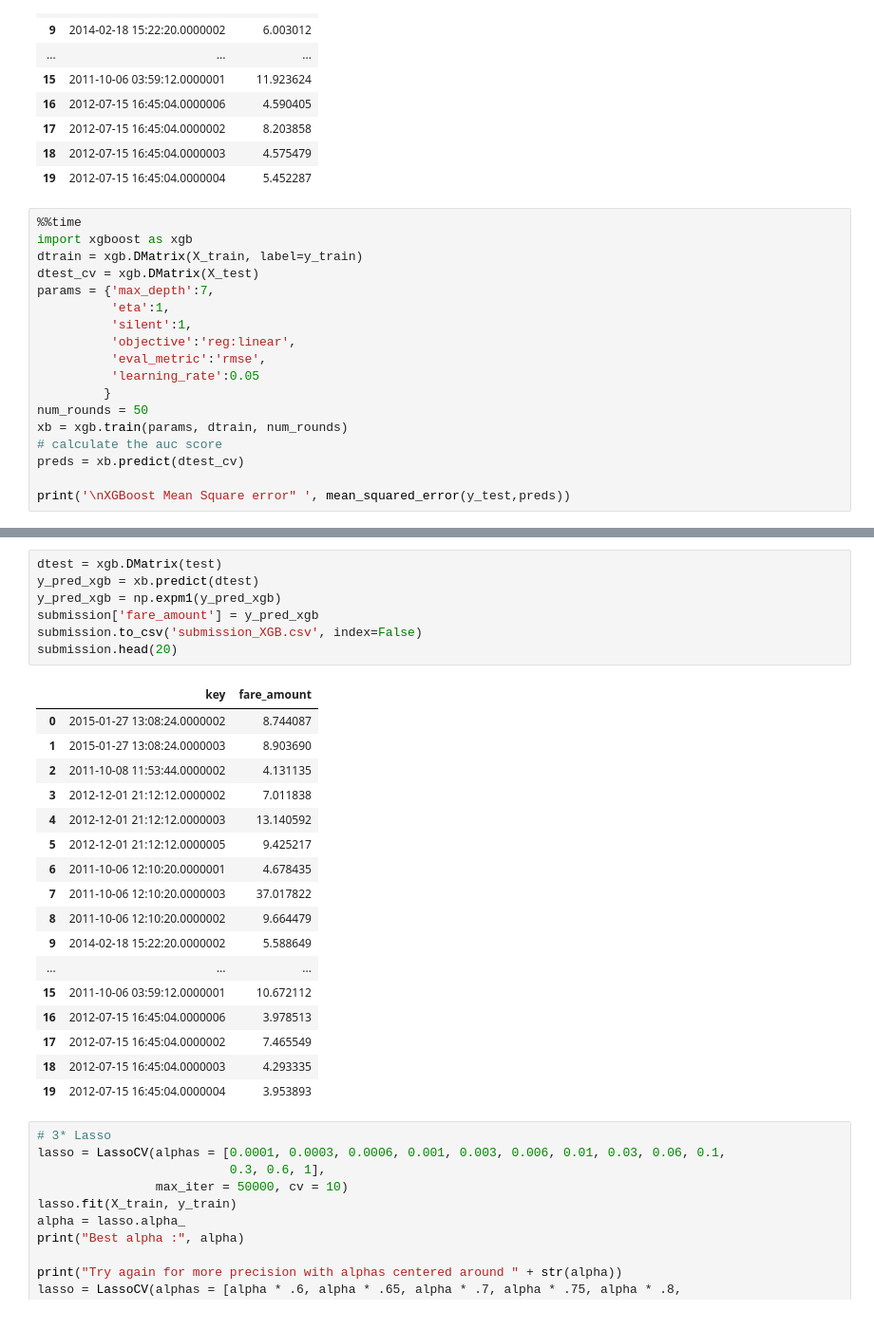
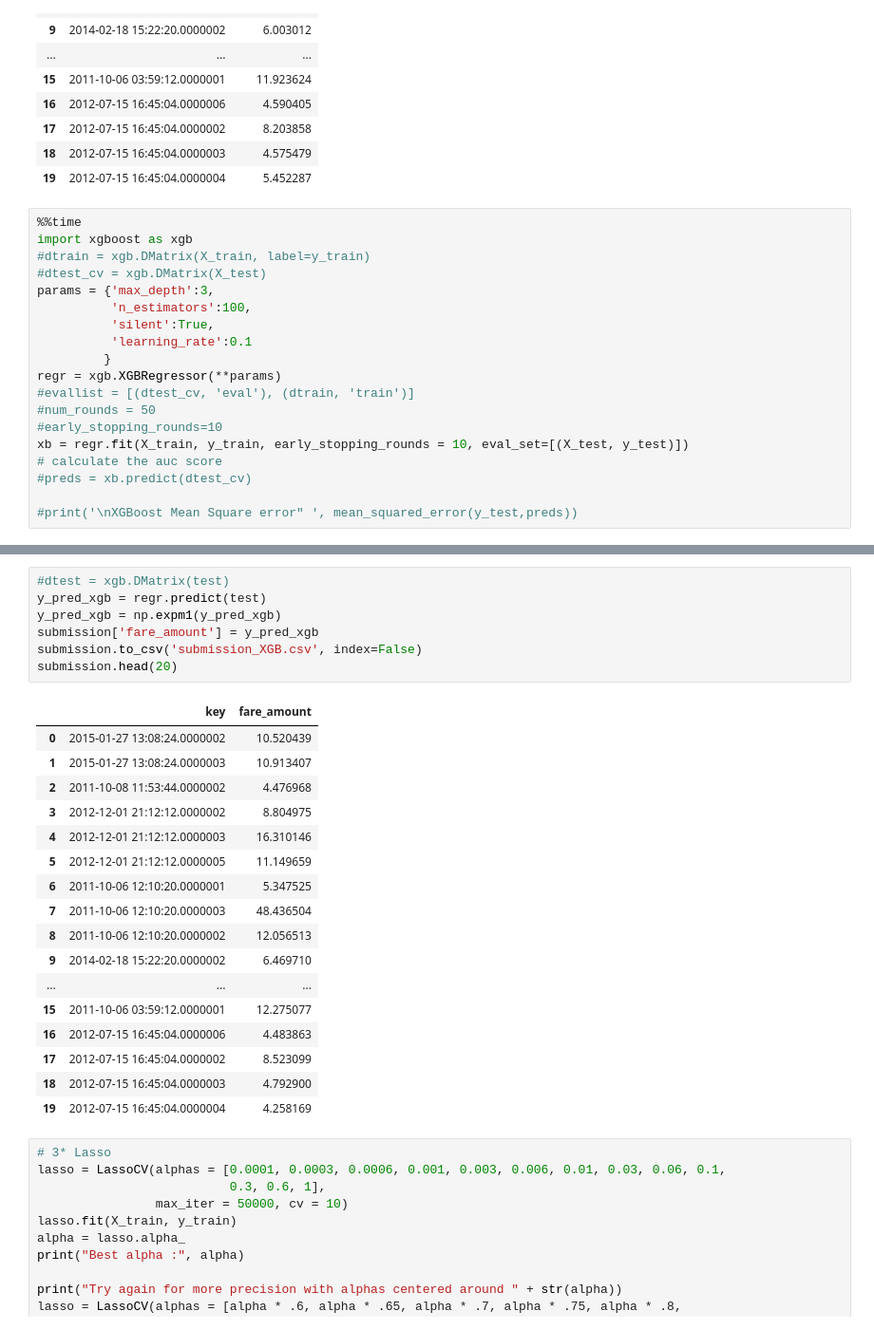
Before and after one commit to rohitkum28/new-york-taxi-fare-prediction-kaggle-, a Jupyter notebook: ny_taxi_fare.ipynb, the cells around one changed output, grey strips where cells are left out. Shown: that part at 95% size. Cells and saved outputs as stored; diff of their text form.

Commit message:
Changes after code refactoring of XGBoost

```diff
--- a/ny_taxi_fare.ipynb
+++ b/ny_taxi_fare.ipynb
@@ -403,19 +403,20 @@ submission.head(20)
 # %%
 %%time
 import xgboost as xgb
-dtrain = xgb.DMatrix(X_train, label=y_train)
-dtest_cv = xgb.DMatrix(X_test)
-params = {'max_depth':7,
-          'eta':1,
-          'silent':1,
-          'objective':'reg:linear',
-          'eval_metric':'rmse',
-          'learning_rate':0.05
+#dtrain = xgb.DMatrix(X_train, label=y_train)
+#dtest_cv = xgb.DMatrix(X_test)
+params = {'max_depth':3,
+          'n_estimators':100,
+          'silent':True,
+          'learning_rate':0.1
          }
-num_rounds = 50
-xb = xgb.train(params, dtrain, num_rounds)
+regr = xgb.XGBRegressor(**params)
+#evallist = [(dtest_cv, 'eval'), (dtrain, 'train')]
+#num_rounds = 50
+#early_stopping_rounds=10
+xb = regr.fit(X_train, y_train, early_stopping_rounds = 10, eval_set=[(X_test, y_test)])
 # calculate the auc score
-preds = xb.predict(dtest_cv)
+#preds = xb.predict(dtest_cv)
 
-print('\nXGBoost Mean Square error" ', mean_squared_error(y_test,preds))
+#print('\nXGBoost Mean Square error" ', mean_squared_error(y_test,preds))
 # %% [output]
@@ -424,28 +440,28 @@ Wall time: 19.8 s
 # %%
-dtest = xgb.DMatrix(test)
-y_pred_xgb = xb.predict(dtest)
+#dtest = xgb.DMatrix(test)
+y_pred_xgb = regr.predict(test)
 y_pred_xgb = np.expm1(y_pred_xgb)
 submission['fare_amount'] = y_pred_xgb
 submission.to_csv('submission_XGB.csv', index=False)
 submission.head(20)
 # %% [output]
 |  | key | fare_amount |
-| 0 | 2015-01-27 13:08:24.0000002 | 8.744087 |
-| 1 | 2015-01-27 13:08:24.0000003 | 8.903690 |
-| 2 | 2011-10-08 11:53:44.0000002 | 4.131135 |
-| 3 | 2012-12-01 21:12:12.0000002 | 7.011838 |
-| 4 | 2012-12-01 21:12:12.0000003 | 13.140592 |
-| 5 | 2012-12-01 21:12:12.0000005 | 9.425217 |
-| 6 | 2011-10-06 12:10:20.0000001 | 4.678435 |
-| 7 | 2011-10-06 12:10:20.0000003 | 37.017822 |
-| 8 | 2011-10-06 12:10:20.0000002 | 9.664479 |
-| 9 | 2014-02-18 15:22:20.0000002 | 5.588649 |
+| 0 | 2015-01-27 13:08:24.0000002 | 10.520439 |
+| 1 | 2015-01-27 13:08:24.0000003 | 10.913407 |
+| 2 | 2011-10-08 11:53:44.0000002 | 4.476968 |
+| 3 | 2012-12-01 21:12:12.0000002 | 8.804975 |
+| 4 | 2012-12-01 21:12:12.0000003 | 16.310146 |
+| 5 | 2012-12-01 21:12:12.0000005 | 11.149659 |
+| 6 | 2011-10-06 12:10:20.0000001 | 5.347525 |
+| 7 | 2011-10-06 12:10:20.0000003 | 48.436504 |
+| 8 | 2011-10-06 12:10:20.0000002 | 12.056513 |
+| 9 | 2014-02-18 15:22:20.0000002 | 6.469710 |
 | ... | ... | ... |
-| 15 | 2011-10-06 03:59:12.0000001 | 10.672112 |
-| 16 | 2012-07-15 16:45:04.0000006 | 3.978513 |
-| 17 | 2012-07-15 16:45:04.0000002 | 7.465549 |
-| 18 | 2012-07-15 16:45:04.0000003 | 4.293335 |
-| 19 | 2012-07-15 16:45:04.0000004 | 3.953893 |
+| 15 | 2011-10-06 03:59:12.0000001 | 12.275077 |
+| 16 | 2012-07-15 16:45:04.0000006 | 4.483863 |
+| 17 | 2012-07-15 16:45:04.0000002 | 8.523099 |
+| 18 | 2012-07-15 16:45:04.0000003 | 4.792900 |
+| 19 | 2012-07-15 16:45:04.0000004 | 4.258169 |
 # %%
 # 3* Lasso
 lasso = LassoCV(alphas = [0.0001, 0.0003, 0.0006, 0.001, 0.003, 0.006, 0.01, 0.03, 0.06, 0.1,
```
Also changed, not shown: parts of 1 cell of this notebook, 2 other files.
